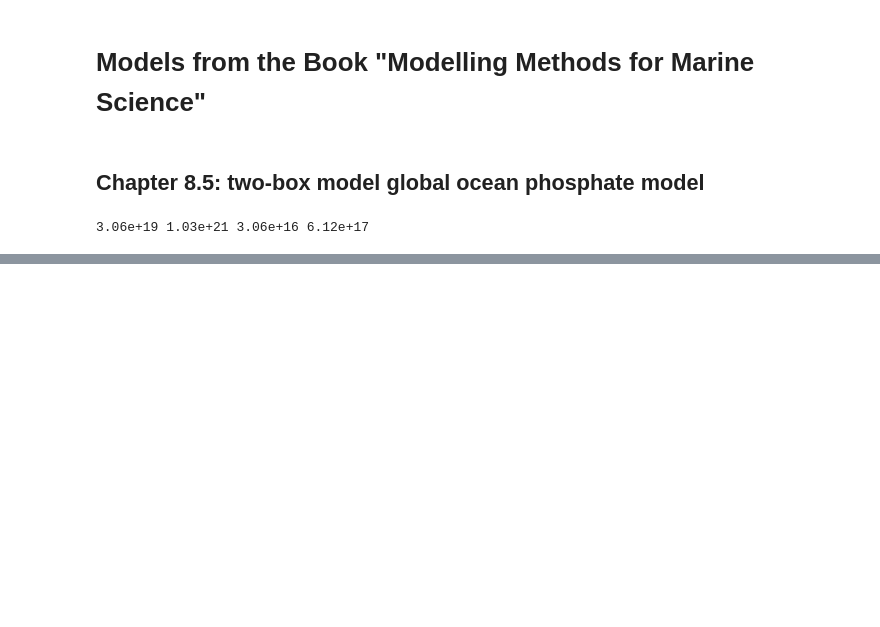
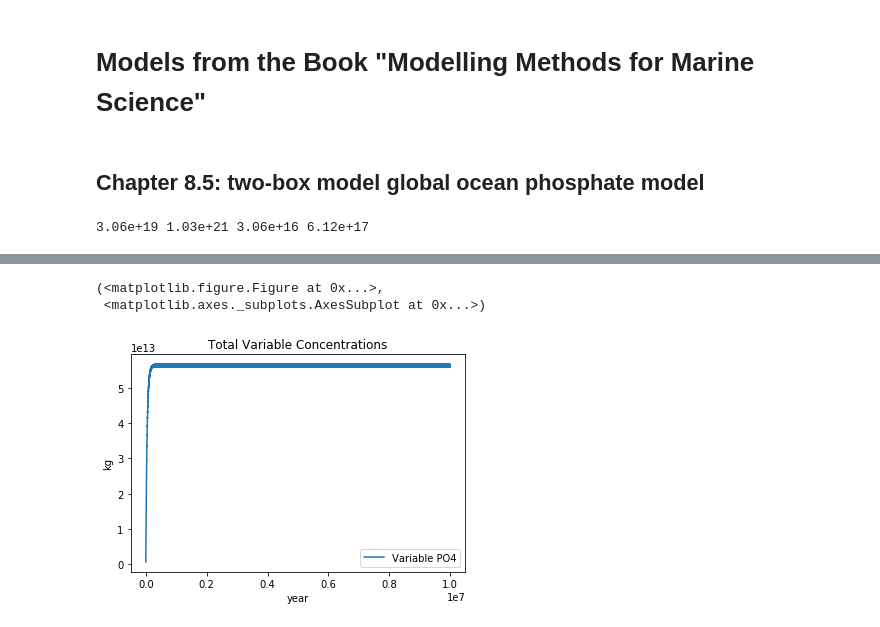
Before and after one commit to maschwanden/boxsimu, a Jupyter notebook: simulations/notebooks/BoxSimu Modelling Methods for Marine Science.ipynb, the cells around one changed output, grey strips where cells are left out. Drawn from its saved outputs; the diff is of its cells as text; code cells hidden in the pictures; blank space fills up the shorter version.

Commit message:
Solver almost working

```diff
--- a/simulations/notebooks/BoxSimu Modelling Methods for Marine Science.ipynb
+++ b/simulations/notebooks/BoxSimu Modelling Methods for Marine Science.ipynb
@@ -20,20 +20,18 @@ print(M1, M2, FRM, FOM)
 
 import sys
 import copy
-import pandas as pd
 import numpy as np
 import datetime
 
 from matplotlib import pyplot as plt
 
-from pint import UnitRegistry
-ur = UnitRegistry(autoconvert_offset_to_baseunit = True)
 
-
-BOXSIMU_PATH = '/home/aschi/Documents/MyPrivateRepo/notebooks/'
+BOXSIMU_PATH = '/home/aschi/Documents/MyPrivateRepo/boxsimu_project/'
 if not BOXSIMU_PATH in sys.path:
     sys.path.append(BOXSIMU_PATH)
 
+import boxsimu
 from boxsimu import (Fluid, Variable, Box, Flow, Condition,
-                     BoxModelSystem, Process, Reaction, Flux)
+                     BoxModelSystem, Process, Reaction, Flux, Solution, Solver)
 from boxsimu import utils
+from boxsimu import ur
@@ -42,10 +38,10 @@ SyntaxError: invalid syntax (system.py, line 271)
 # %%
 # water density parameters
-def init_sys():
+def get_system():
     #############################
     # FLUIDS
     #############################
-    seawater = Fluid('sea water', rho_expr=1000*ur.kg/ur.meter**3)
+    seawater = Fluid('sea water', rho=1000*ur.kg/ur.meter**3)
 
     #############################
     # CONDITIONS
@@ -116,7 +112,7 @@ def init_sys():
     # FLUXES
     #############################
 
-    flux1 = Flux('Biological pump', upper_ocean, deep_ocean, phyto, lambda t, c: c.box1.variables.phyto.mass * 0.1 / ur.day)
+    #flux1 = Flux('Biological pump', upper_ocean, deep_ocean, phyto, lambda t, c: c.box1.variables.phyto.mass * 0.1 / ur.day)
 
 
     #############################
@@ -129,3 +125,6 @@ def init_sys():
                           #fluxes=[flux1, ],
     )
     return sys
+
+system = get_system()
+solver = Solver(system)
@@ -246,3 +130,0 @@ print(a1.xx)
-# %%
-import pint
-ur = pint.UnitRegistry()
@@ -252,0 +131,2 @@ ur = pint.UnitRegistry()
+# %%
+sol = solver.solve(1e7*ur.year, 5e2*ur.year)
@@ -252,0 +151,6 @@ ur = pint.UnitRegistry()
+# %%
+sol.plot_total_variable_masses()
+# %% [output]
+(<matplotlib.figure.Figure at 0x...>,
+ <matplotlib.axes._subplots.AxesSubplot at 0x...>)
+[figure, added]
```
Also changed, not shown: parts of 29 cells of this notebook, 7 other files.
